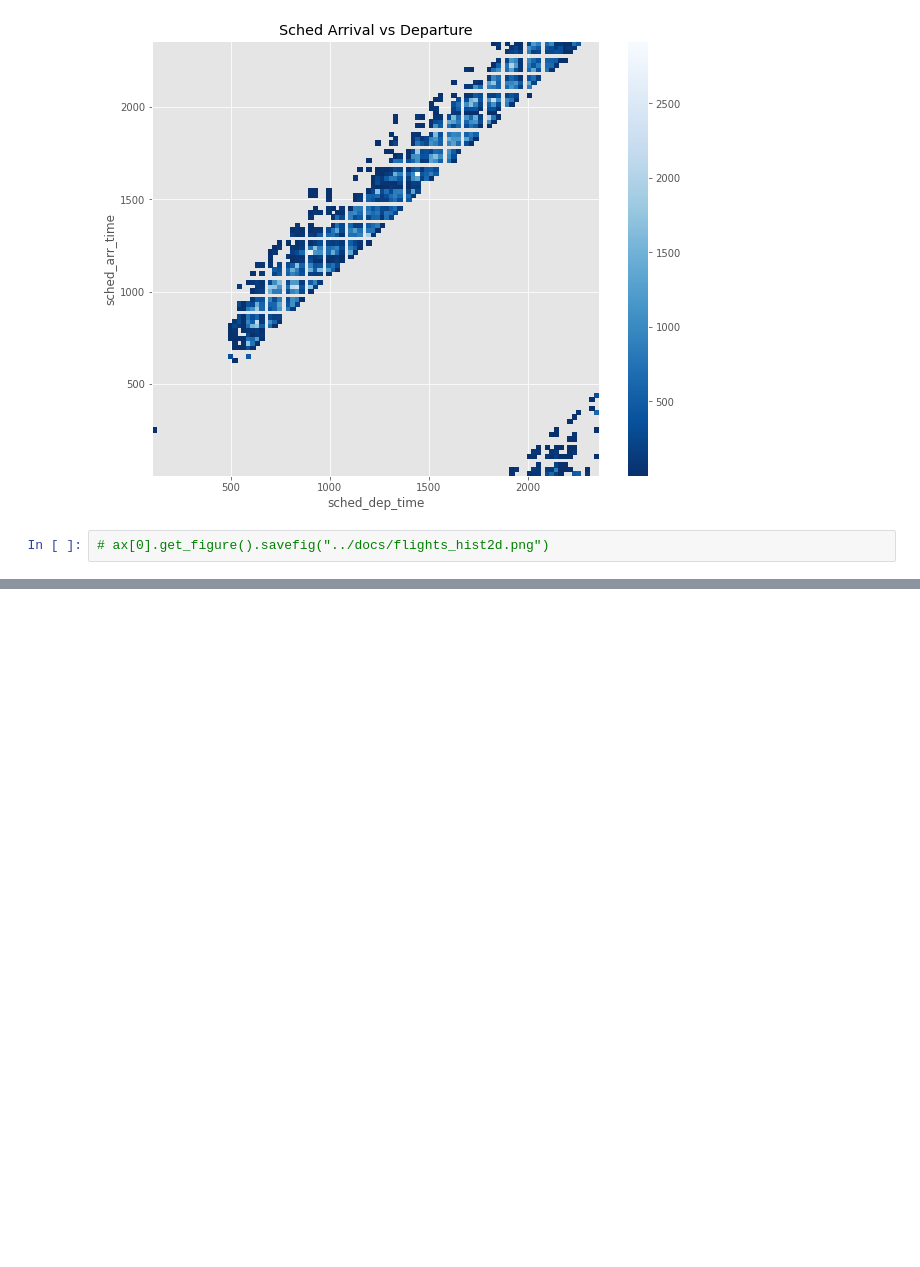
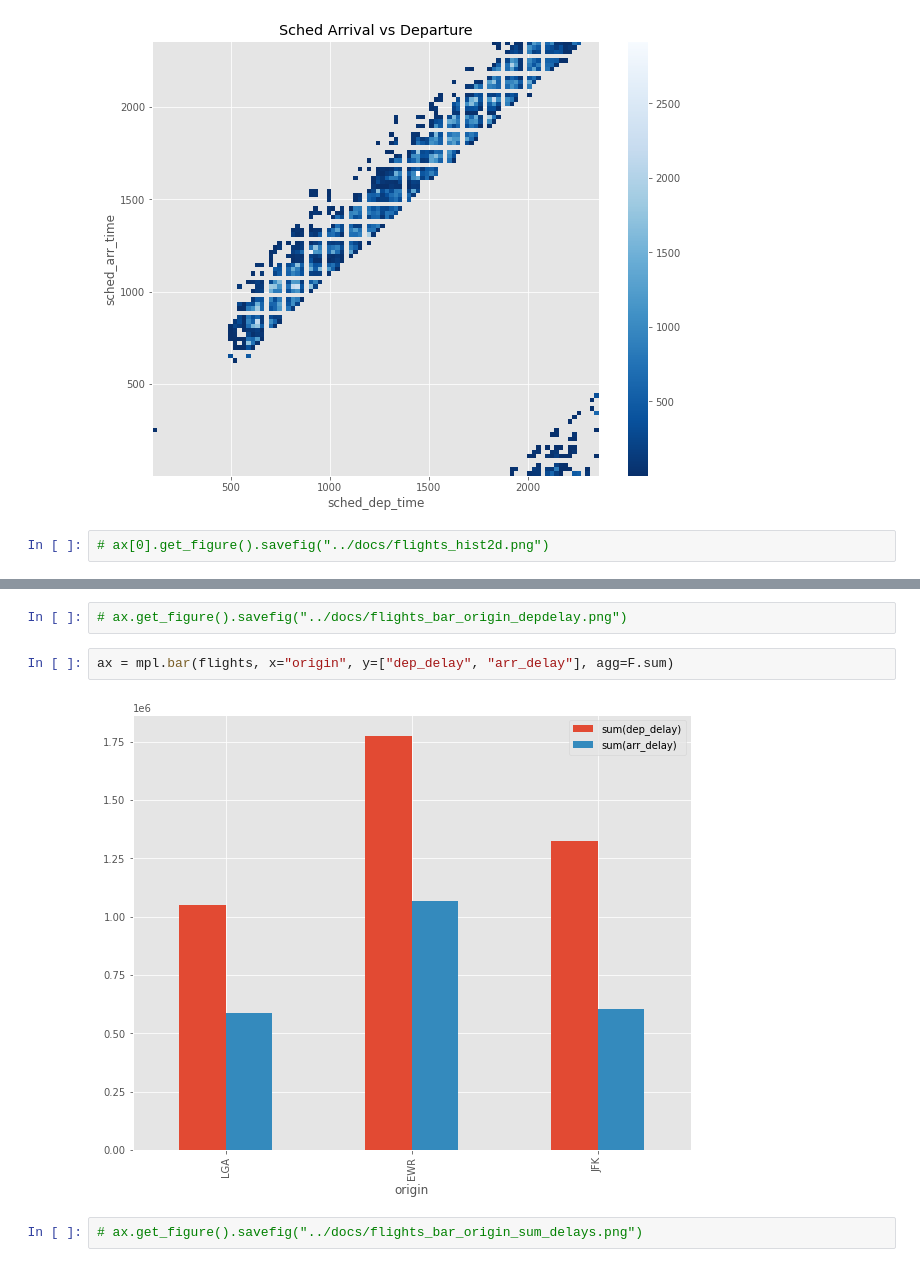
Before and after one commit to danielfrg/spark-plot, a Jupyter notebook: notebooks/nycflights.ipynb, the cells around one changed output, grey strips where cells are left out. Cells and saved outputs as stored; diff of their text form; blank space fills up the shorter version.

```diff
--- a/notebooks/nycflights.ipynb
+++ b/notebooks/nycflights.ipynb
@@ -45,0 +64,8 @@ ax = mpl.hist2d(flights, col_x="sched_dep_time", col_y="sched_arr_time", title="
+# %%
+# ax.get_figure().savefig("../docs/flights_bar_origin_depdelay.png")
+# %%
+ax = mpl.bar(flights, x="origin", y=["dep_delay", "arr_delay"], agg=F.sum)
+# %% [output]
+[figure, added]
+# %%
+# ax.get_figure().savefig("../docs/flights_bar_origin_sum_delays.png")
```
Also changed, not shown: parts of 9 cells of this notebook, 8 other files.
